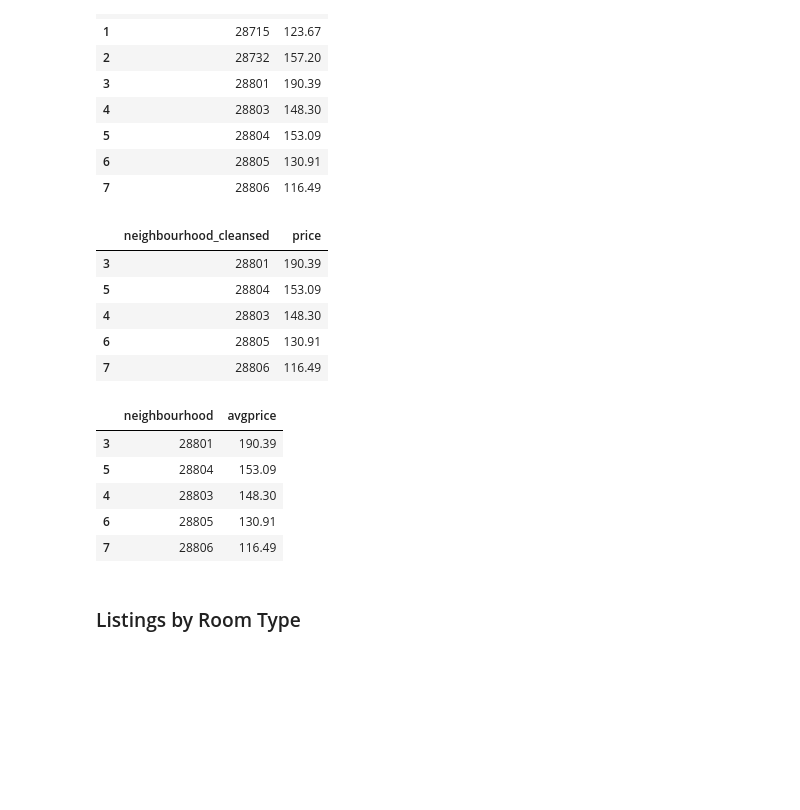
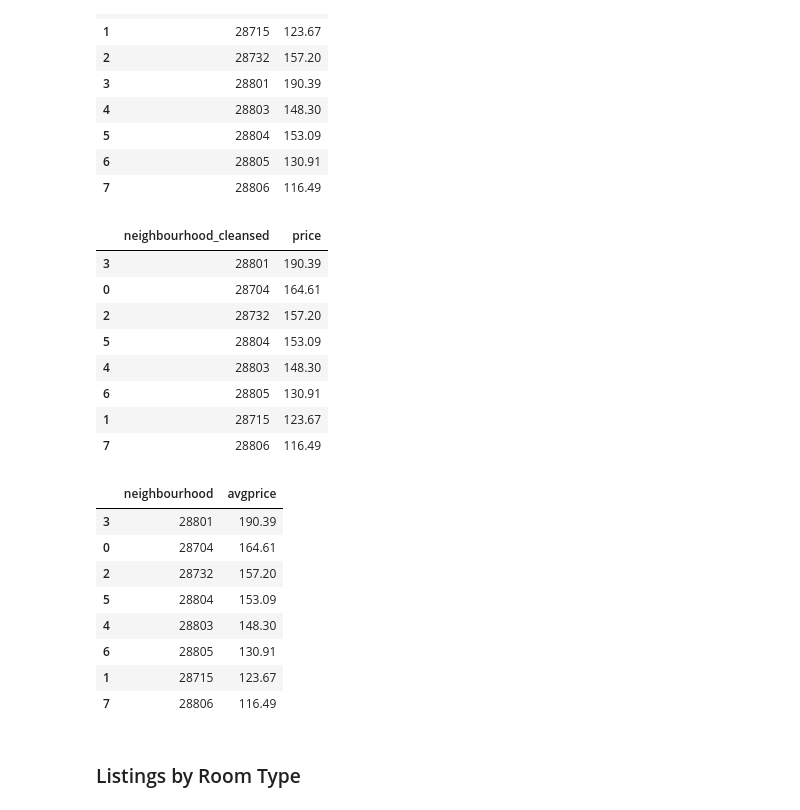
Before and after one commit to waghrayrashi/airbnb_analysis, a Jupyter notebook: airbnb.ipynb, the cells around one changed output. Drawn from its saved outputs; the diff is of its cells as text; code cells hidden in the pictures; blank space fills up the shorter version.

```diff
--- a/airbnb.ipynb
+++ b/airbnb.ipynb
@@ -153,7 +153,7 @@ listing_count
 # %% [output]
 2171
 # %%
-# Create a list of top 5 neighbourhoords in terms of listings
-top5_neighbourhoods_by_listings = clean_listings_details_df['neighbourhood_cleansed'].value_counts().iloc[:5].index.tolist()
-top5_neighbourhoods_by_listings
+# Create a list of top 10 neighbourhoords in terms of listings
+top_neighbourhoods_by_listings = clean_listings_details_df['neighbourhood_cleansed'].value_counts().iloc[:10].index.tolist()
+top_neighbourhoods_by_listings
 # %% [output]
@@ -174,14 +174,17 @@ neighbourhood_avgprice.round({'price': 2})
 | 7 | 28806 | 116.49 |
 # %%
 # Create a dataframe to filter highest priced neighbourhoods - Top 5
-highest_priced_neighbourhoods = neighbourhood_avgprice[neighbourhood_avgprice['neighbourhood_cleansed'].isin(top5_neighbourhoods_by_listings)].sort_values('price',ascending=False)
+highest_priced_neighbourhoods = neighbourhood_avgprice[neighbourhood_avgprice['neighbourhood_cleansed'].isin(top_neighbourhoods_by_listings)].sort_values('price',ascending=False)
 highest_priced_neighbourhoods.round({'price': 2})
 # %% [output]
 |  | neighbourhood_cleansed | price |
 | 3 | 28801 | 190.39 |
+| 0 | 28704 | 164.61 |
+| 2 | 28732 | 157.20 |
 | 5 | 28804 | 153.09 |
 | 4 | 28803 | 148.30 |
 | 6 | 28805 | 130.91 |
+| 1 | 28715 | 123.67 |
 | 7 | 28806 | 116.49 |
 # %%
 highest_priced_neighbourhoods.rename(columns={"neighbourhood_cleansed": "neighbourhood", "price": "avgprice"}, inplace = True)
@@ -189,9 +192,12 @@ highest_priced_neighbourhoods.round({'avgprice': 2})
 # %% [output]
 |  | neighbourhood | avgprice |
 | 3 | 28801 | 190.39 |
+| 0 | 28704 | 164.61 |
+| 2 | 28732 | 157.20 |
 | 5 | 28804 | 153.09 |
 | 4 | 28803 | 148.30 |
 | 6 | 28805 | 130.91 |
+| 1 | 28715 | 123.67 |
 | 7 | 28806 | 116.49 |
 # %% [markdown]
 ### Listings by Room Type
```
Also changed, not shown: parts of 14 cells of this notebook, 26 other files.
